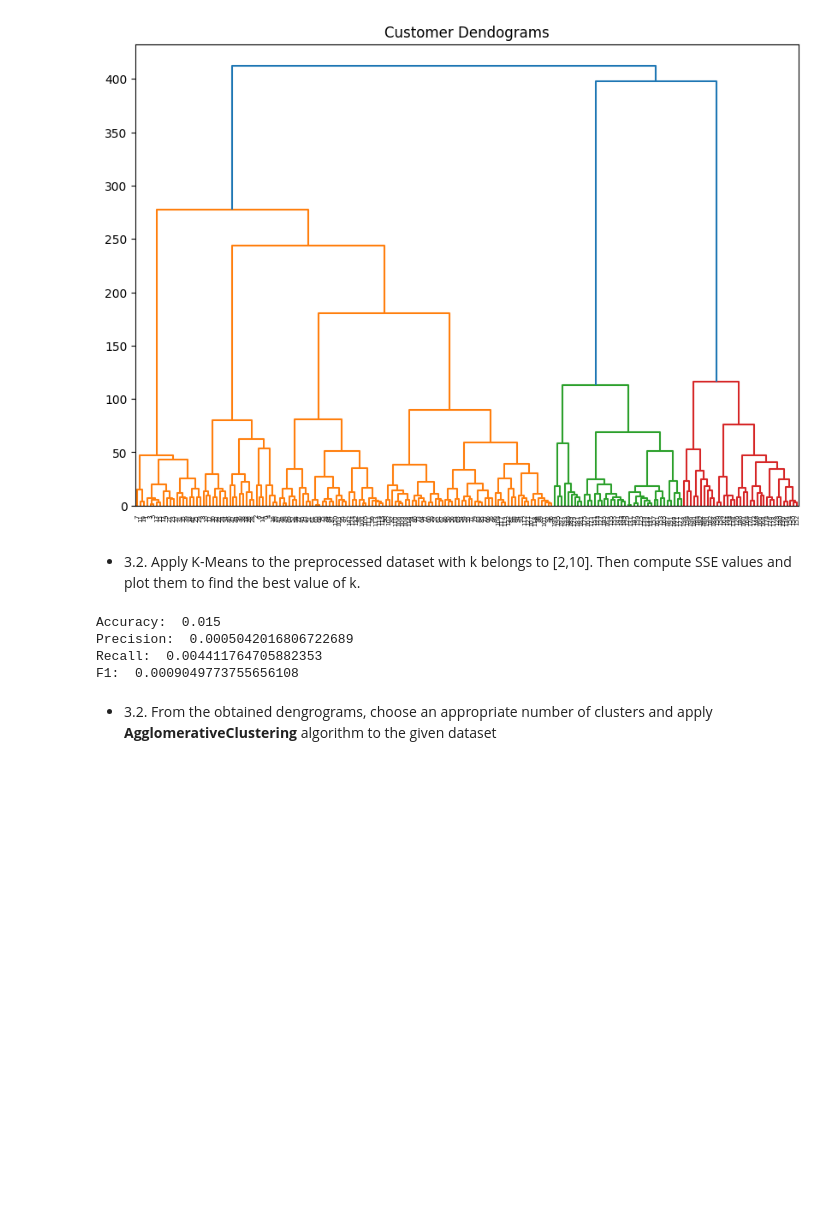
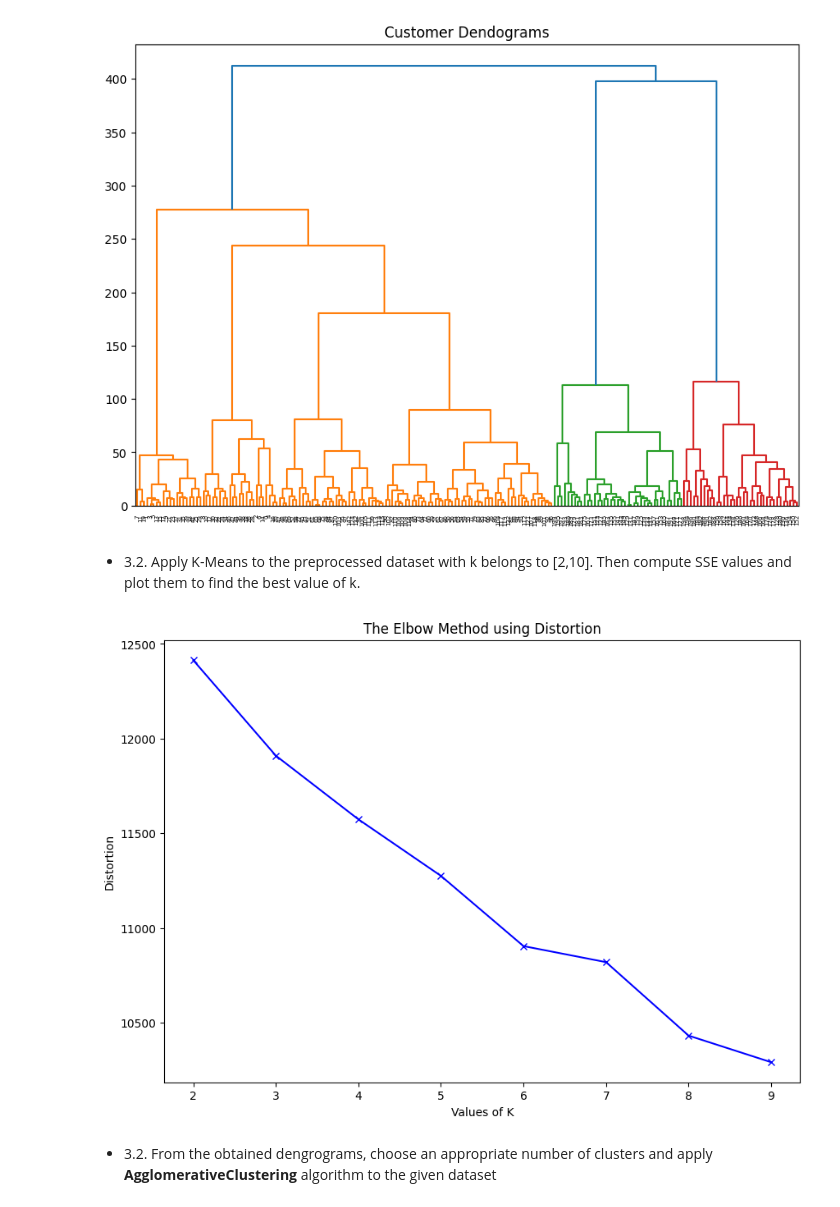
Before and after one commit to NguyenThiHoaiThu20130419/ML2023_TV201, a Jupyter notebook: Lab_7_20130419_NguyenThiHoaiThu.ipynb, the cells around one changed output. Saved outputs shown, nothing was run; the diff lists cells and outputs as text; code cells hidden in the pictures; blank space fills up the shorter version.

```diff
--- a/Lab_7_20130419_NguyenThiHoaiThu.ipynb
+++ b/Lab_7_20130419_NguyenThiHoaiThu.ipynb
@@ -212,7 +197,7 @@ Index(['CustomerID', 'Genre', 'Age', 'Annual Income (k$)',
        'Spending Score (1-100)'],
       dtype='object')
 # %%
-cluster = AgglomerativeClustering(n_clusters=5, affinity='euclidean', linkage='ward')
+cluster = AgglomerativeClustering(n_clusters=5, linkage='ward')
 cluster.fit_predict(X)
 # get clustering labels
 cluster.labels_
@@ -229,41 +214,25 @@ dend = shc.dendrogram(shc.linkage(X, method='ward'))
 # chuan hoa du lieu
 scaler = StandardScaler()
 scaled_features = scaler.fit_transform(X)
-# %%
-# building model
-kmeans = KMeans(n_clusters=10, random_state=1)
-kmeans.fit(X)
-clusters = kmeans.predict(X)
-kmeans.cluster_centers_.shape
-
-# get SSE
-sse = []
-for k in range(2, 11):
- kmeans = KMeans(n_clusters=k, random_state=1)
- kmeans.fit(scaled_features)
- sse.append(kmeans.inertia_)
-
-# Check accuracy of K-Means algorithm
-labels = np.zeros_like(clusters)
-for i in range(3):
- mask = (clusters == i)
- #print(mask)
- labels[mask] = mode(y)[0]
- #print(labels[mask])
-accuracy = accuracy_score(y, labels)
-precision = precision_score(y, labels, average='macro', zero_division=0)
-recall = recall_score(y, labels, average='macro', zero_division=0)
-f1 = f1_score(y, labels, average='macro')
-
-print('Accuracy: ', accuracy)
-print('Precision: ', precision)
-print('Recall: ',recall)
-print('F1: ',f1)
-# %% [output]
-Accuracy:  0.015
-Precision:  0.0005042016806722689
-Recall:  0.004411764705882353
-F1:  0.0009049773755656108
+# %%
+sse = []
+for k in range(2, 10):
+ kmeans = KMeans(n_clusters=k, init='k-means++', n_init=10, max_iter=300, tol=0.0001, verbose=0, random_state=3, copy_x=True, algorithm='lloyd')
+ kmeans.fit(scaled_features)
+ # 2.1 Khoang cach toi toan bo centroids
+ d2centroids = cdist(scaled_features, kmeans.cluster_centers_, 'euclidean')
+ # 2.2 Khoang cach toi centroid gan nhat
+ min_distance = np.min(d2centroids, axis=1)
+ loss = np.sum(min_distance)
+ sse.append(loss)
+plt.figure(figsize=(10, 7))
+plt.plot(np.arange(2, 10), sse, 'bx-')
+plt.xlabel('Values of K')
+plt.ylabel('Distortion')
+plt.title('The Elbow Method using Distortion')
+plt.show()
+# %% [output]
+[figure, added]
 # %% [markdown]
 *   3.2. From the obtained dengrograms, choose an appropriate number of clusters and apply **AgglomerativeClustering** algorithm to the given dataset
 # %%
```
Also changed, not shown: parts of 6 cells of this notebook.
